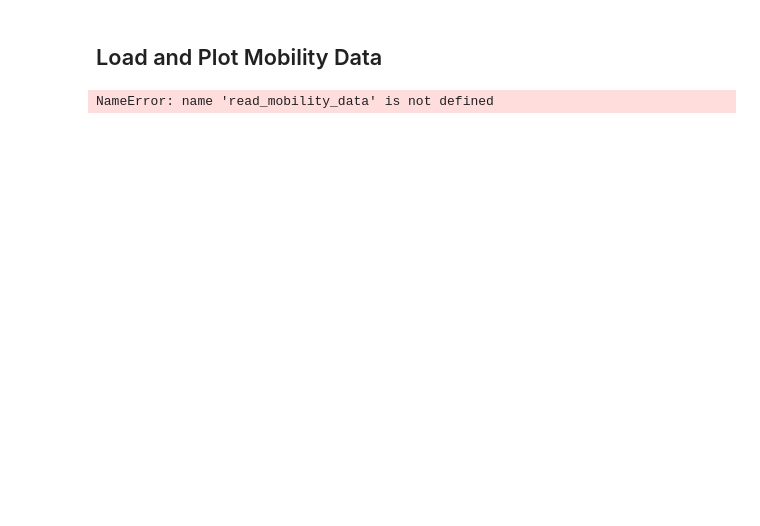
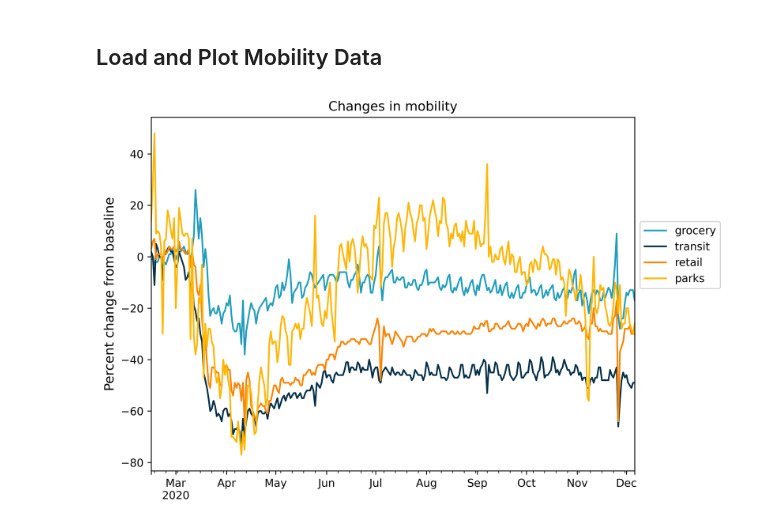
Before and after one commit to tarujg/covid-analysis, a Jupyter notebook: notebooks/plots.ipynb, the cells around one changed output. Drawn from its saved outputs; the diff is of its cells as text; code cells hidden in the pictures; blank space fills up the shorter version.

Commit message:
Updated mobility plots for main notebook

```diff
--- a/notebooks/plots.ipynb
+++ b/notebooks/plots.ipynb
@@ -121,13 +119,14 @@ ModuleNotFoundError: No module named 'matplotlib'
 # %%
 path = "../data/mobility/"
 
 US_data = read_mobility_data(path)
 SD_data = ingest_filter_data(US_data)
 
 del US_data
 
-choice_cols = ['retail', 'grocery', 'parks', 'transit', 'workplaces' 'residential']
-columns = random.choices(choice_cols, k=4)
+choice_cols = ['retail', 'grocery', 'parks', 'transit', 'workplaces', 'residential']
+columns = random.sample(choice_cols, 4)
+
 make_figure(SD_data, cols=columns)
 # %% [output]
-NameError: name 'read_mobility_data' is not defined
+[figure, added]
```
Also changed, not shown: parts of 1 cell of this notebook, 1 other file.
